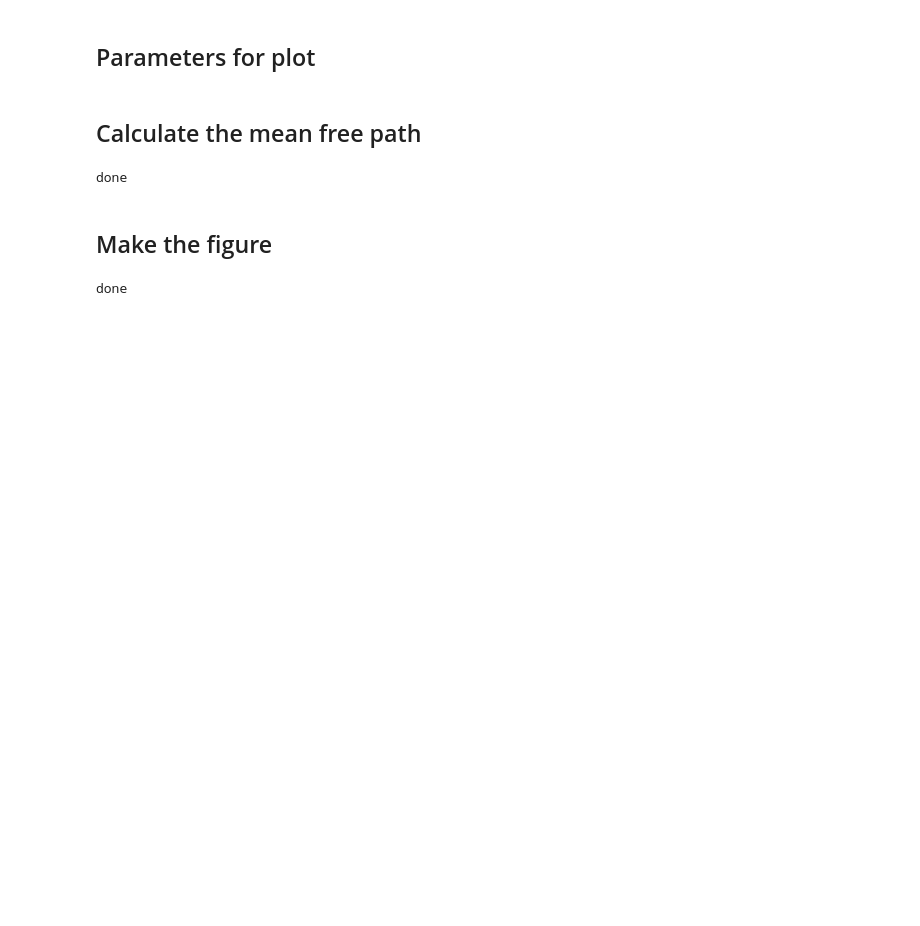
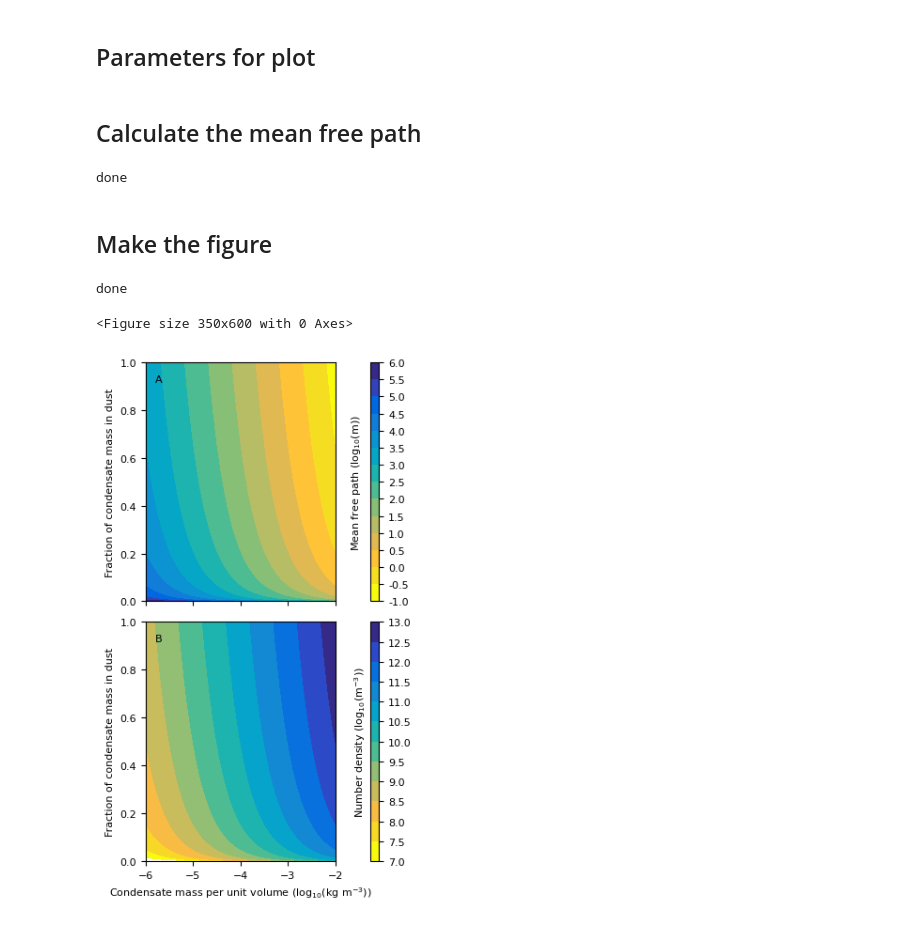
Before and after one commit to ststewart/ivans, a Jupyter notebook: figure24.ipynb, the cells around one changed output. Drawn from its saved outputs; the diff is of its cells as text; code cells hidden in the pictures; blank space fills up the shorter version.

```diff
--- a/figure24.ipynb
+++ b/figure24.ipynb
@@ -139,9 +127,9 @@ mpl.rc('font', **font)
 
 #make a set of contours - original converts kg/m3 to g/cm3
 FFF, PPP  = np.meshgrid(mfrac1,mass_density)
-contour_LMFP = ax1.contourf(np.log10(PPP*1E-3), FFF, np.log10(LMFP), levels=np.log10(LMFPcontours), colors=cmaps.parula(np.linspace(1, 0, np.size(LMFPcontours)-1)))
+contour_LMFP = ax1.contourf(np.log10(PPP), FFF, np.log10(LMFP), levels=np.log10(LMFPcontours), colors=cmaps.parula(np.linspace(1, 0, np.size(LMFPcontours)-1)))
 
-contour_n = ax2.contourf(np.log10(PPP*1E-3), FFF, np.log10(n), levels=np.log10(ncontours), colors=cmaps.parula(np.linspace(1, 0, np.size(ncontours)-1)))
+contour_n = ax2.contourf(np.log10(PPP), FFF, np.log10(n), levels=np.log10(ncontours), colors=cmaps.parula(np.linspace(1, 0, np.size(ncontours)-1)))
 
 #make a set of contours - sts changed to stay in MKS
 #FFF, PPP  = np.meshgrid(mfrac1,mass_density)
@@ -155,37 +143,39 @@ ax1.set_ylabel('Fraction of condensate mass in dust')
 plt.setp( ax1.get_xticklabels(), visible=False)
 
 ax2.set_ylabel('Fraction of condensate mass in dust')
-ax2.set_xlabel('Condensate mass per unit volume (log$_{10}$(g cm$^{-3}$))')
+ax2.set_xlabel('Condensate mass per unit volume (log$_{10}$(kg m$^{-3}$))')
 
 ax1.text(0.05, 0.95, 'A', horizontalalignment='left',verticalalignment='top', fontsize=8,transform=ax1.transAxes, color='k')
 ax2.text(0.05, 0.95, 'B', horizontalalignment='left',verticalalignment='top', fontsize=8,transform=ax2.transAxes, color='k')
 
 
 #add a color bar
 norm= colors.BoundaryNorm(boundaries=np.log10(LMFPcontours), ncolors=np.size(LMFPcontours))
 cbar=plt.colorbar(contour_LMFP, cax=ax_col, ticks=LMFPcontours_ticks , orientation='vertical')
 if flag_finished==1:
     cbar.ax.set_yticklabels(map(str, LMFPcontours_ticks.astype(int)))
     cbar.set_label(r"Mean free path (log$_{10}$(m))", labelpad=-31)
 else:
     cbar.ax.set_yticklabels(map(str, LMFPcontours_ticks))
     cbar.set_label(r"Mean free path (log$_{10}$(m))", labelpad=-45)
 
 
 #add a color bar
 norm= colors.BoundaryNorm(boundaries=np.log10(ncontours), ncolors=np.size(ncontours))
 cbar=plt.colorbar(contour_n, cax=ax_col2, ticks=ncontours_ticks , orientation='vertical')
 if flag_finished==1:
     cbar.ax.set_yticklabels(map(str, ncontours_ticks.astype(int)))
     cbar.set_label(r"Number density (log$_{10}$(m$^{-3}$))", labelpad=-34)
 else:
     cbar.ax.set_yticklabels(map(str, ncontours_ticks))
     cbar.set_label(r"Number density (log$_{10}$(m$^{-3}$))", labelpad=-45)
 
 
 
 fig.tight_layout()
 plt.savefig('plots/Fig24-Mean_free_path.pdf',pad_inches=0.1,bbox_inches='tight')
 print('done')
 # %% [output]
 done
+<Figure size 350x600 with 0 Axes>
+[figure, added]
```
Also changed, not shown: parts of 1 cell of this notebook, 2 other files.
